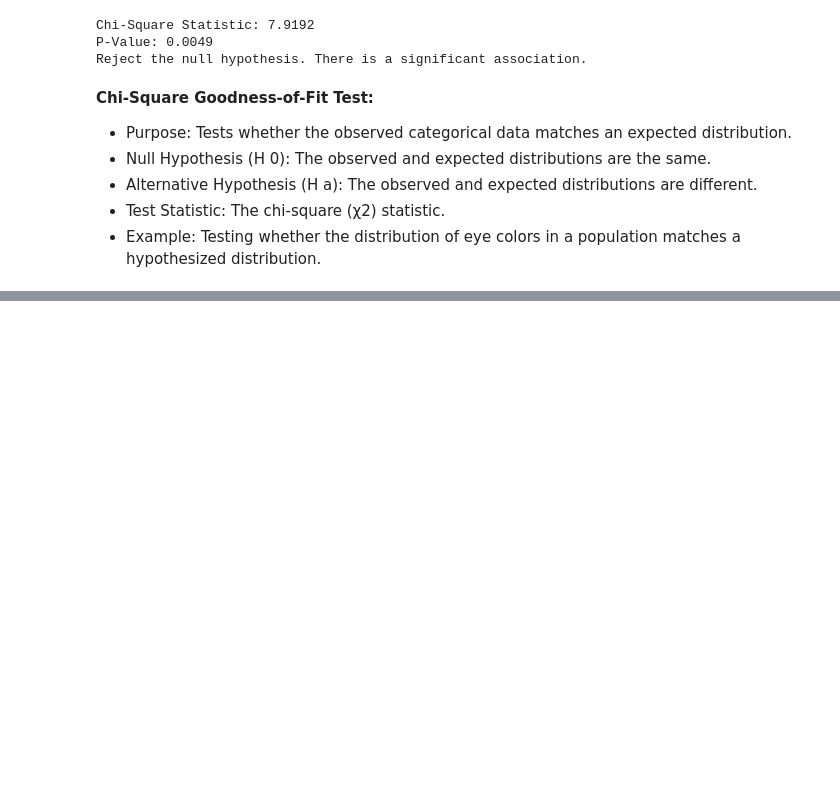
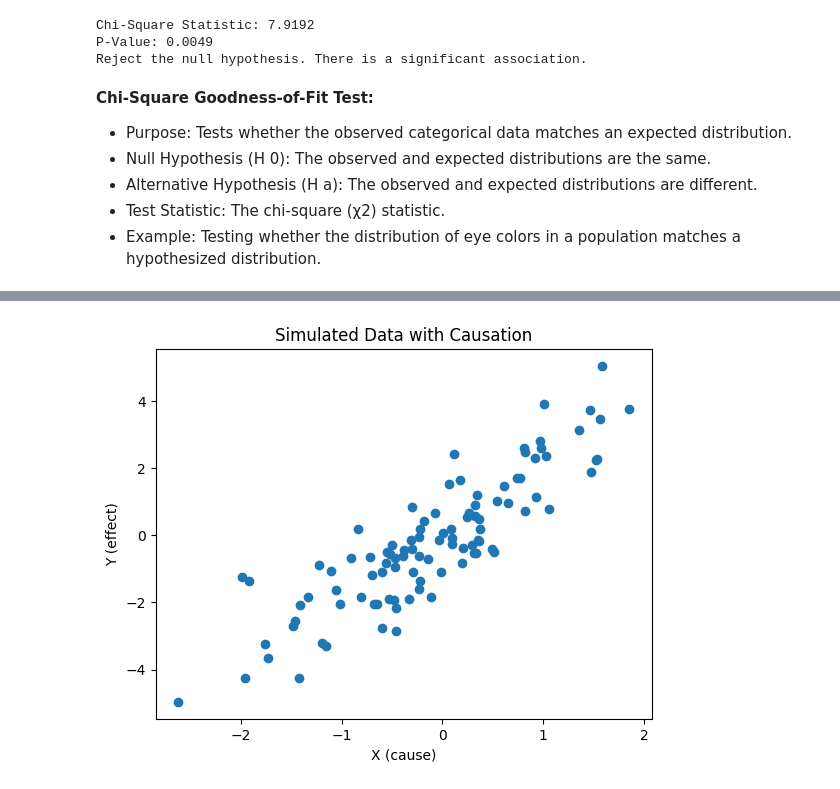
Before and after one commit to taranjitkaurme/datascience_practice_general, a Jupyter notebook: Exploratory Data Analysis/Statistics.ipynb, the cells around one changed output, grey strips where cells are left out. Saved outputs shown, nothing was run; the diff lists cells and outputs as text; code cells hidden in the pictures; blank space fills up the shorter version.

```diff
--- a/Exploratory Data Analysis/Statistics.ipynb
+++ b/Exploratory Data Analysis/Statistics.ipynb
@@ -738,0 +962,16 @@ NameError: name 'chisquare' is not defined
+# %%
+import matplotlib.pyplot as plt
+
+# Simulated data with causation
+np.random.seed(42)
+x_cause = np.random.randn(100)
+y_effect = 2 * x_cause + np.random.randn(100)
+
+# Scatter plot
+plt.scatter(x_cause, y_effect)
+plt.xlabel("X (cause)")
+plt.ylabel("Y (effect)")
+plt.title("Simulated Data with Causation")
+plt.show()
+# %% [output]
+[figure, added]
```
Also changed, not shown: parts of 34 cells of this notebook, 2 other files.
